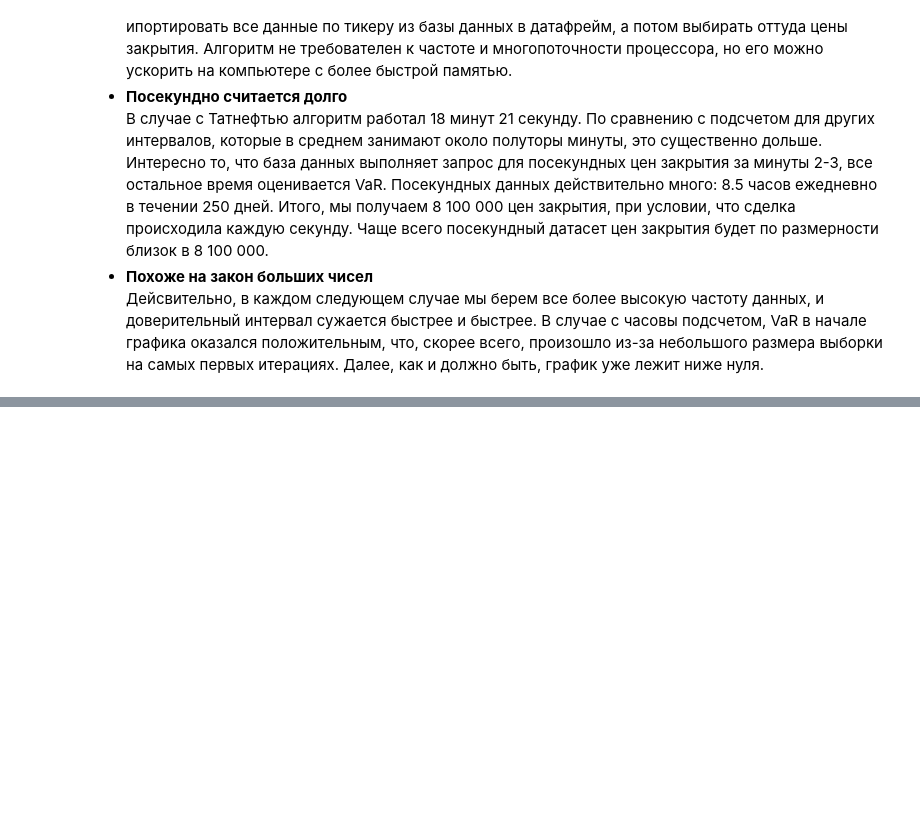
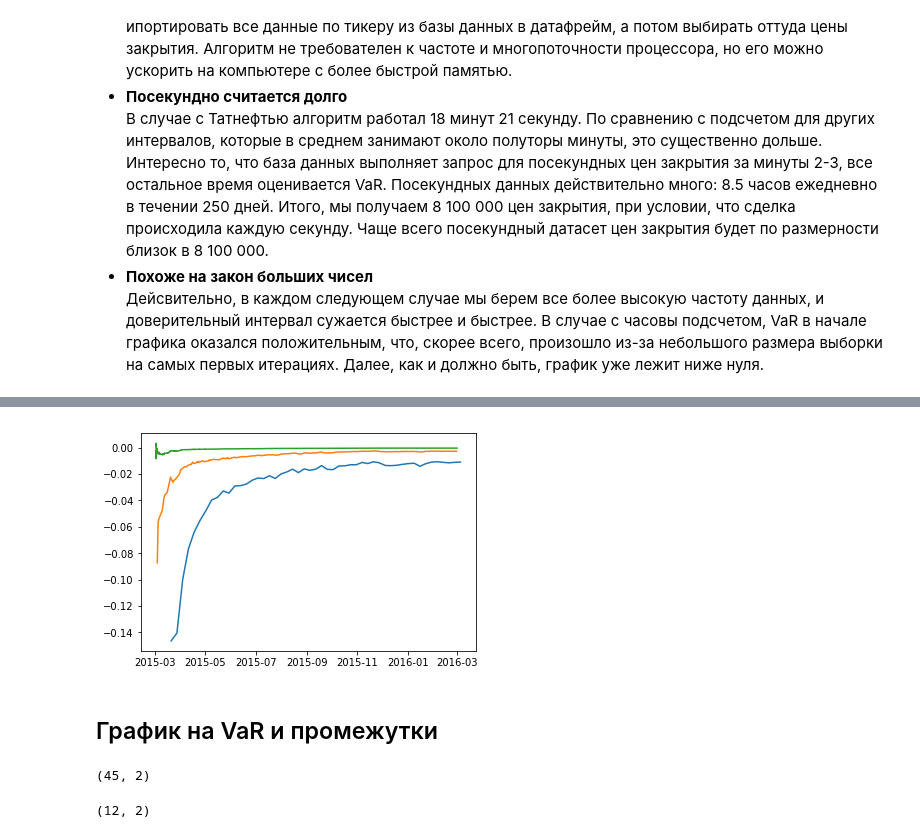
Before and after one commit to andrey-lukyanov/Thesis_2018, a Jupyter notebook: Thesis.ipynb, the cells around one changed output, grey strips where cells are left out. Drawn from its saved outputs; the diff is of its cells as text; code cells hidden in the pictures; blank space fills up the shorter version.

```diff
--- a/Thesis.ipynb
+++ b/Thesis.ipynb
@@ -344,7 +439,7 @@ def import_week_closing_prices(seccode):
 
     cursor = collection.aggregate(
         pipeline,
-        allowDiskUse = False
+        allowDiskUse = True
     )
 
     df =  pd.DataFrame(list(cursor))
@@ -396,7 +491,7 @@ def import_day_closing_prices(seccode):
 
     cursor = collection.aggregate(
         pipeline,
-        allowDiskUse = False
+        allowDiskUse = True
     )
 
     df =  pd.DataFrame(list(cursor))
@@ -448,7 +543,7 @@ def import_hour_closing_prices(seccode):
 
     cursor = collection.aggregate(
         pipeline,
-        allowDiskUse = False
+        allowDiskUse = True
     )
 
     df =  pd.DataFrame(list(cursor))
@@ -711,0 +778,10 @@ hourly_df[hourly_df.Dates > datetime.datetime(year = 2015, month = 3, day = 15)]
+# %%
+plt.plot(weekly_dates, weekly_VaR)
+plt.plot(dailly_dates, daily_VaR)
+plt.plot(hourly_dates, houly_VaR)
+plt.legend
+plt.show()
+# %% [output]
+[figure, added]
+# %% [markdown]
+## График на VaR и промежутки
@@ -711,0 +822,8 @@ hourly_df[hourly_df.Dates > datetime.datetime(year = 2015, month = 3, day = 15)]
+# %%
+minutely_slice.shape
+# %% [output]
+(45, 2)
+# %%
+seconds_slice.shape
+# %% [output]
+(12, 2)
```
Also changed, not shown: parts of 112 cells of this notebook.
